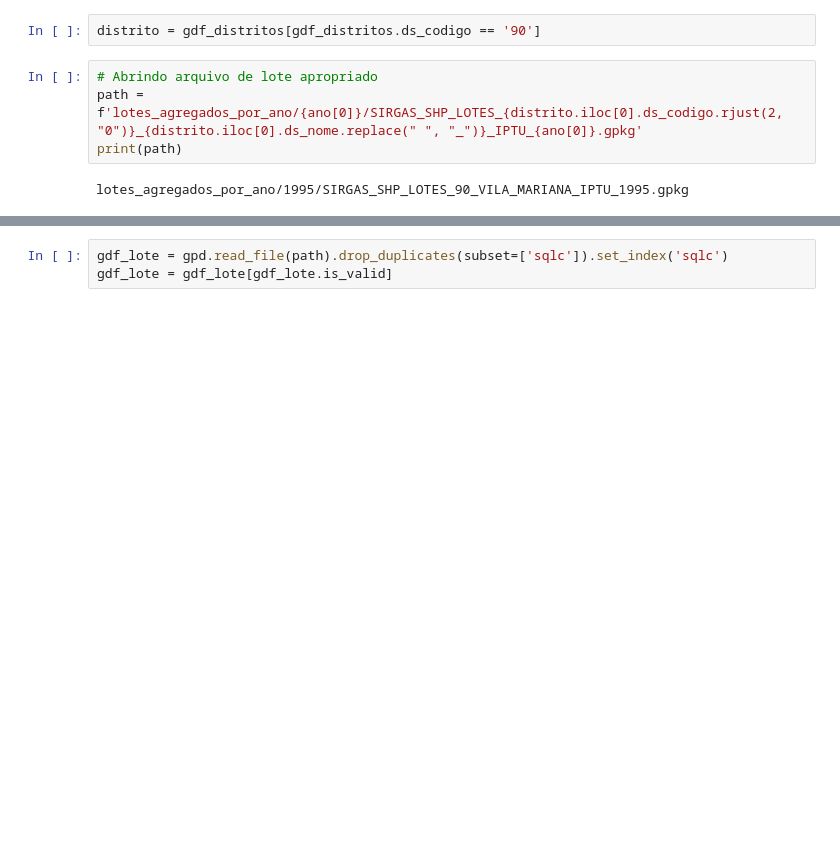
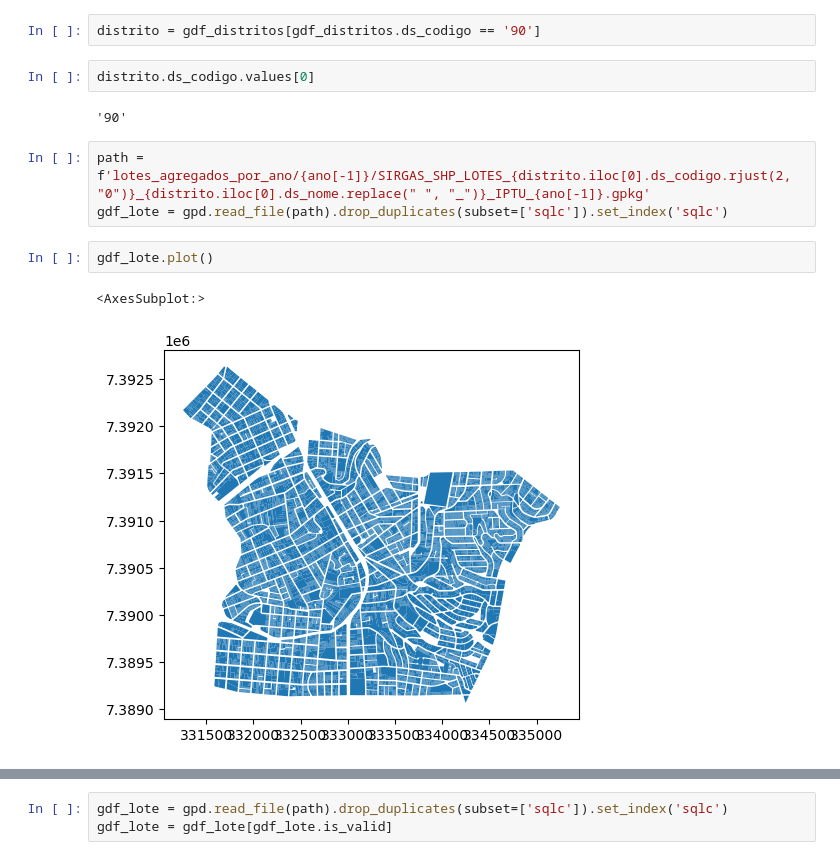
Before and after one commit to cem-usp/dash-iptu, a Jupyter notebook: 08 - Gerando arquivo de lote.ipynb, the cells around one changed output, grey strips where cells are left out. Drawn from its saved outputs; the diff is of its cells as text; blank space fills up the shorter version.

```diff
--- a/08 - Gerando arquivo de lote.ipynb
+++ b/08 - Gerando arquivo de lote.ipynb
@@ -10,9 +11,15 @@ ano = [1995, 2002]
 gdf_distritos = gpd.read_file('data/SIRGAS_GPKG_distrito.gpkg')
 # %%
 distrito = gdf_distritos[gdf_distritos.ds_codigo == '90']
+# %%
+distrito.ds_codigo.values[0]
+# %% [output]
+'90'
 # %%
-# Abrindo arquivo de lote apropriado
-path = f'lotes_agregados_por_ano/{ano[0]}/SIRGAS_SHP_LOTES_{distrito.iloc[0].ds_codigo.rjust(2, "0")}_{distrito.iloc[0].ds_nome.replace(" ", "_")}_IPTU_{ano[0]}.gpkg'
-print(path)
+path = f'lotes_agregados_por_ano/{ano[-1]}/SIRGAS_SHP_LOTES_{distrito.iloc[0].ds_codigo.rjust(2, "0")}_{distrito.iloc[0].ds_nome.replace(" ", "_")}_IPTU_{ano[-1]}.gpkg'
+gdf_lote = gpd.read_file(path).drop_duplicates(subset=['sqlc']).set_index('sqlc')
-# %% [output]
-lotes_agregados_por_ano/1995/SIRGAS_SHP_LOTES_90_VILA_MARIANA_IPTU_1995.gpkg
+# %%
+gdf_lote.plot()
+# %% [output]
+<AxesSubplot:>
+[figure, added]
```
Also changed, not shown: parts of 34 cells of this notebook, 4 other files.
